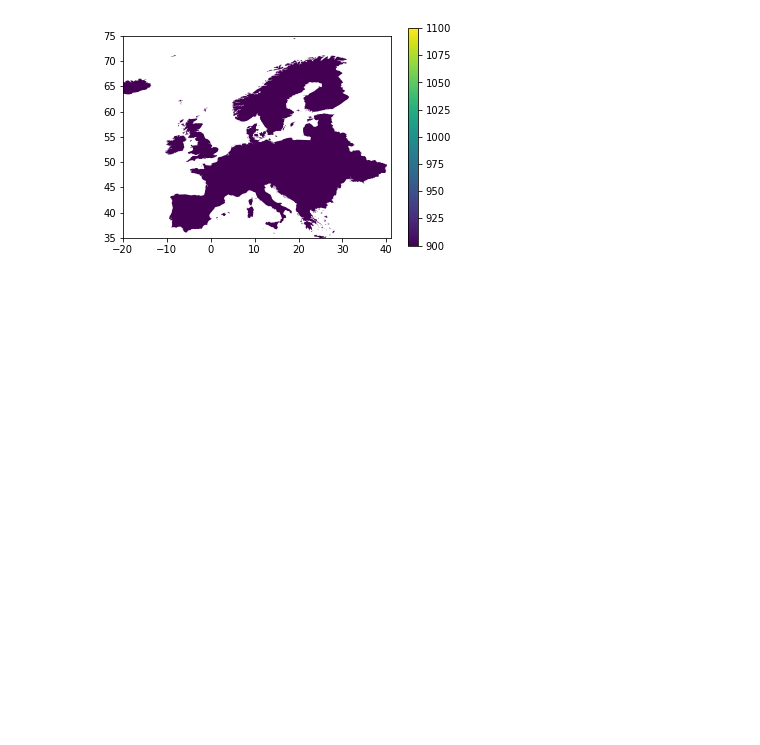
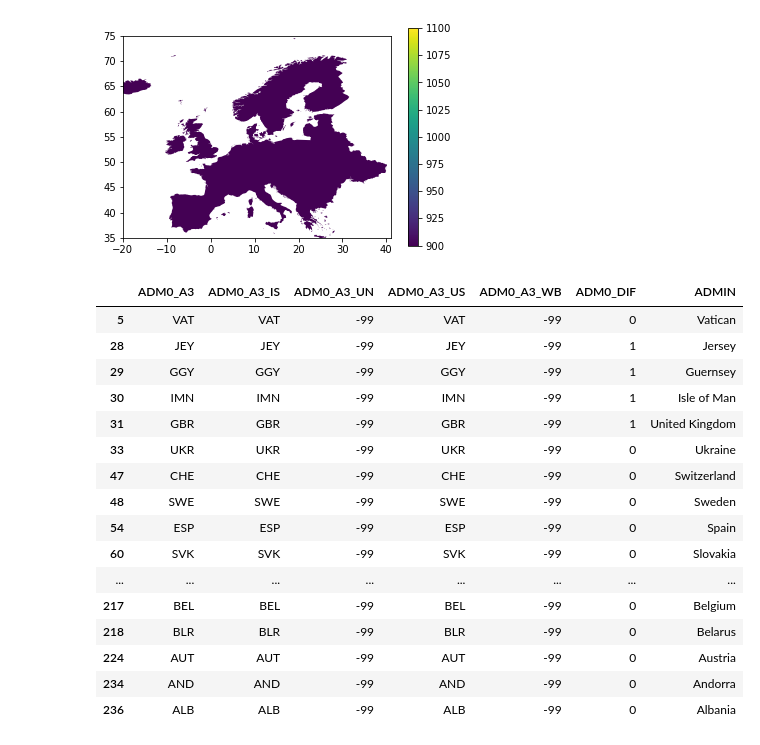
Before and after one commit to 2021-Energy-Climate-Hackathon/group_5, a Jupyter notebook: plotting_maps.ipynb, the cells around one changed output. Drawn from its saved outputs; the diff is of its cells as text; code cells hidden in the pictures; blank space fills up the shorter version.

```diff
--- a/plotting_maps.ipynb
+++ b/plotting_maps.ipynb
@@ -41,3 +41,23 @@ plt.show()
 [figure]
 [figure]
 [figure]
+# %%
+europe[['ADM0_A3', 'ADM0_A3_IS', 'ADM0_A3_UN', 'ADM0_A3_US', 'ADM0_A3_WB', 'ADM0_DIF', 'ADMIN']]
+# %% [output]
+|  | ADM0_A3 | ADM0_A3_IS | ADM0_A3_UN | ADM0_A3_US | ADM0_A3_WB | ADM0_DIF | ADMIN |
+| 5 | VAT | VAT | -99 | VAT | -99 | 0 | Vatican |
+| 28 | JEY | JEY | -99 | JEY | -99 | 1 | Jersey |
+| 29 | GGY | GGY | -99 | GGY | -99 | 1 | Guernsey |
+| 30 | IMN | IMN | -99 | IMN | -99 | 1 | Isle of Man |
+| 31 | GBR | GBR | -99 | GBR | -99 | 1 | United Kingdom |
+| 33 | UKR | UKR | -99 | UKR | -99 | 0 | Ukraine |
+| 47 | CHE | CHE | -99 | CHE | -99 | 0 | Switzerland |
+| 48 | SWE | SWE | -99 | SWE | -99 | 0 | Sweden |
+| 54 | ESP | ESP | -99 | ESP | -99 | 0 | Spain |
+| 60 | SVK | SVK | -99 | SVK | -99 | 0 | Slovakia |
+| ... | ... | ... | ... | ... | ... | ... | ... |
+| 217 | BEL | BEL | -99 | BEL | -99 | 0 | Belgium |
+| 218 | BLR | BLR | -99 | BLR | -99 | 0 | Belarus |
+| 224 | AUT | AUT | -99 | AUT | -99 | 0 | Austria |
+| 234 | AND | AND | -99 | AND | -99 | 0 | Andorra |
+| 236 | ALB | ALB | -99 | ALB | -99 | 0 | Albania |
```
Also changed, not shown: parts of 1 cell of this notebook, 19 other files.
